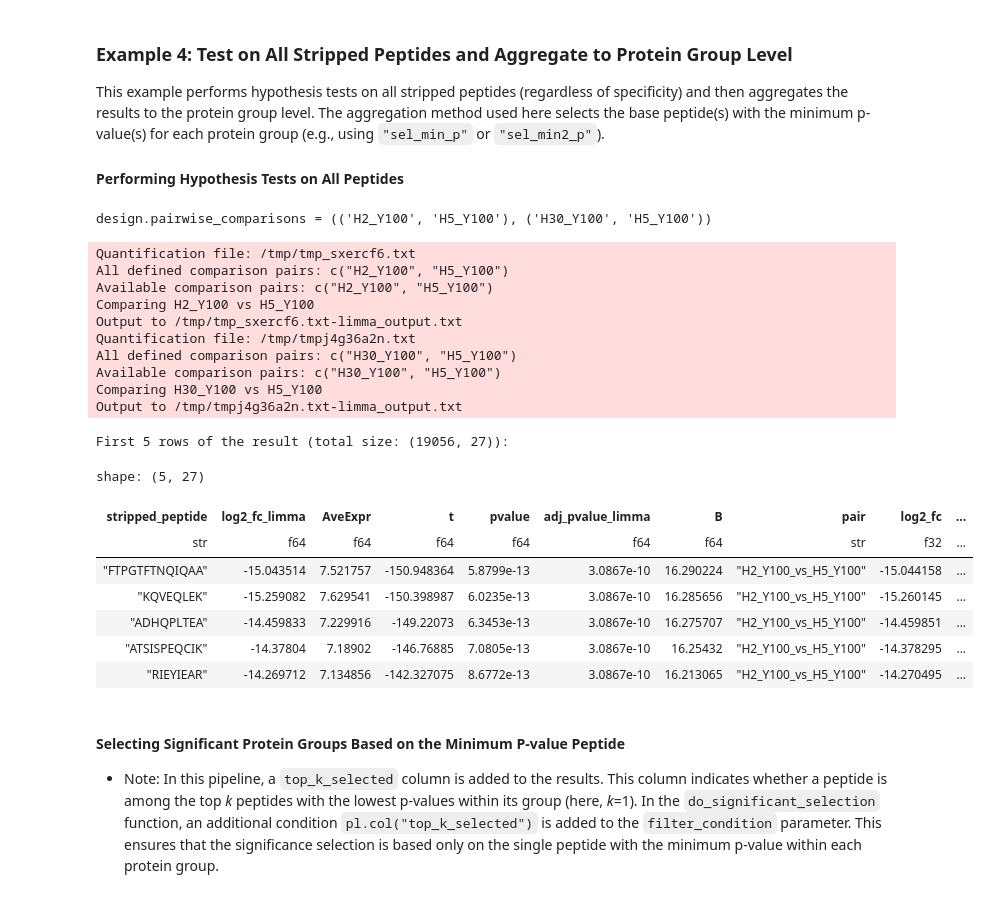
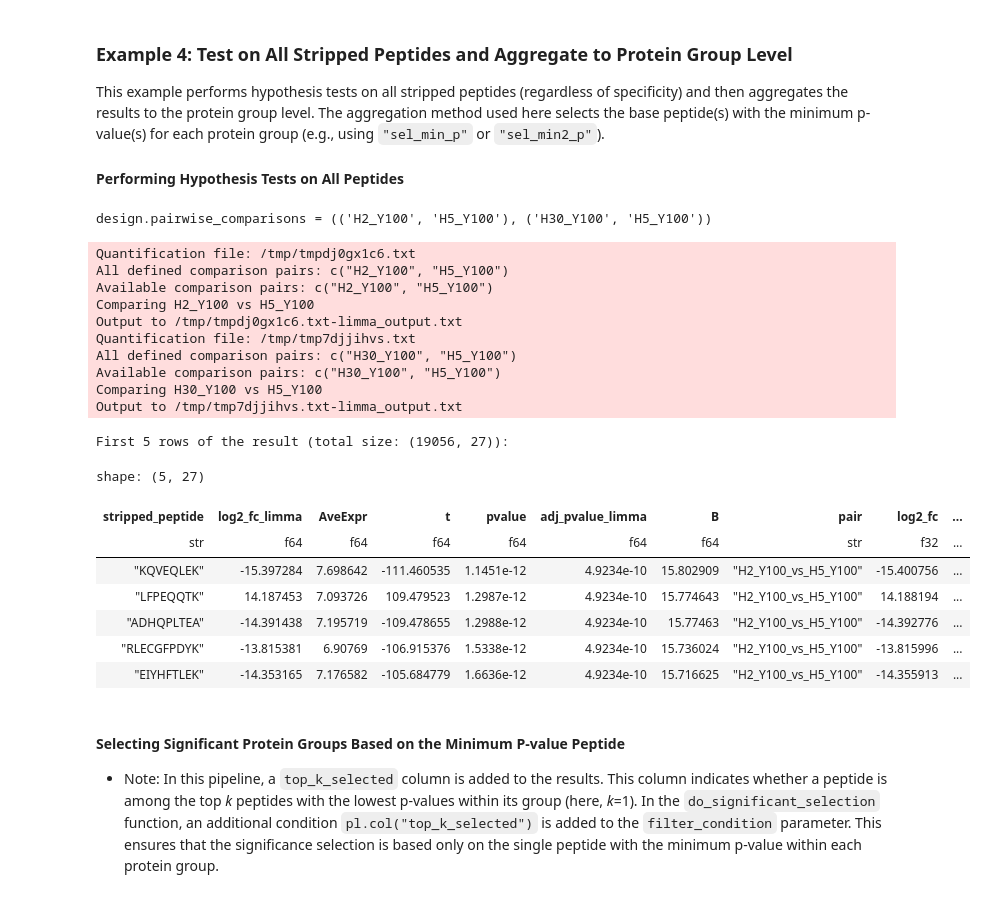
Before and after one commit to Shui-Group/DIA-LiPQuan, a Jupyter notebook: example_data/example.ipynb, the cells around one changed output. Drawn from its saved outputs; the diff is of its cells as text; code cells hidden in the pictures.

```diff
--- a/example_data/example.ipynb
+++ b/example_data/example.ipynb
@@ -958,7 +959,7 @@ filters = pl.col("mapped_species_from_peptide").is_in(("HUMAN", "YEAST"))
 stats_all_pep = lipana.stats.pipe.do_stats_pipe_direct(
     qdf=report.get_quant_data(
         entry_name="stripped_peptide",
-        quant_name="peptide_quant_by_maxlfq_from_ms1ms2",
+        quant_name="peptide_quant_by_maxlfq_from_prec",
         main_df_entry_filter=filters,
     ),  # Note here no need to call `.df` because the requirement of filtering will make this function return a dataframe, instead of a `EntryQuantificationReport` object
     design=design,
@@ -970,42 +971,42 @@ stats_all_pep = lipana.stats.pipe.do_stats_pipe_direct(
     annotation_cols=[
         "peptide_start_position",
         "peptide_end_position",
         "prev_aa",
         "next_aa",
         "peptide_n_term_aa",
         "peptide_c_term_aa",
         "nterm_enzymatic_specificity",
         "cterm_enzymatic_specificity",
         "peptide_enzymatic_specificity",
         "n_cut_site",
         "c_cut_site",
     ],
     return_chains=False,
 )
 sleep(0.1)
 print(f"First 5 rows of the result (total size: {stats_all_pep.shape}):")
 stats_all_pep.head(5)
 # %% [output]
 design.pairwise_comparisons = (('H2_Y100', 'H5_Y100'), ('H30_Y100', 'H5_Y100'))
-Quantification file: /tmp/tmp_sxercf6.txt
+Quantification file: /tmp/tmpdj0gx1c6.txt
 All defined comparison pairs: c("H2_Y100", "H5_Y100")
 Available comparison pairs: c("H2_Y100", "H5_Y100")
 Comparing H2_Y100 vs H5_Y100
-Output to /tmp/tmp_sxercf6.txt-limma_output.txt
-Quantification file: /tmp/tmpj4g36a2n.txt
+Output to /tmp/tmpdj0gx1c6.txt-limma_output.txt
+Quantification file: /tmp/tmp7djjihvs.txt
 All defined comparison pairs: c("H30_Y100", "H5_Y100")
 Available comparison pairs: c("H30_Y100", "H5_Y100")
 Comparing H30_Y100 vs H5_Y100
-Output to /tmp/tmpj4g36a2n.txt-limma_output.txt
+Output to /tmp/tmp7djjihvs.txt-limma_output.txt
 First 5 rows of the result (total size: (19056, 27)):
 shape: (5, 27)
 | stripped_peptide | log2_fc_limma | AveExpr | t | pvalue | adj_pvalue_limma | B | pair | log2_fc | ... |
 | str | f64 | f64 | f64 | f64 | f64 | f64 | str | f32 | ... |
-| "FTPGTFTNQIQAA" | -15.043514 | 7.521757 | -150.948364 | 5.8799e-13 | 3.0867e-10 | 16.290224 | "H2_Y100_vs_H5_Y100" | -15.044158 | ... |
-| "KQVEQLEK" | -15.259082 | 7.629541 | -150.398987 | 6.0235e-13 | 3.0867e-10 | 16.285656 | "H2_Y100_vs_H5_Y100" | -15.260145 | ... |
-| "ADHQPLTEA" | -14.459833 | 7.229916 | -149.22073 | 6.3453e-13 | 3.0867e-10 | 16.275707 | "H2_Y100_vs_H5_Y100" | -14.459851 | ... |
-| "ATSISPEQCIK" | -14.37804 | 7.18902 | -146.76885 | 7.0805e-13 | 3.0867e-10 | 16.25432 | "H2_Y100_vs_H5_Y100" | -14.378295 | ... |
-| "RIEYIEAR" | -14.269712 | 7.134856 | -142.327075 | 8.6772e-13 | 3.0867e-10 | 16.213065 | "H2_Y100_vs_H5_Y100" | -14.270495 | ... |
+| "KQVEQLEK" | -15.397284 | 7.698642 | -111.460535 | 1.1451e-12 | 4.9234e-10 | 15.802909 | "H2_Y100_vs_H5_Y100" | -15.400756 | ... |
+| "LFPEQQTK" | 14.187453 | 7.093726 | 109.479523 | 1.2987e-12 | 4.9234e-10 | 15.774643 | "H2_Y100_vs_H5_Y100" | 14.188194 | ... |
+| "ADHQPLTEA" | -14.391438 | 7.195719 | -109.478655 | 1.2988e-12 | 4.9234e-10 | 15.77463 | "H2_Y100_vs_H5_Y100" | -14.392776 | ... |
+| "RLECGFPDYK" | -13.815381 | 6.90769 | -106.915376 | 1.5338e-12 | 4.9234e-10 | 15.736024 | "H2_Y100_vs_H5_Y100" | -13.815996 | ... |
+| "EIYHFTLEK" | -14.353165 | 7.176582 | -105.684779 | 1.6636e-12 | 4.9234e-10 | 15.716625 | "H2_Y100_vs_H5_Y100" | -14.355913 | ... |
 # %% [markdown]
 #### Selecting Significant Protein Groups Based on the Minimum P-value Peptide
 
```
Also changed, not shown: parts of 21 cells of this notebook.
